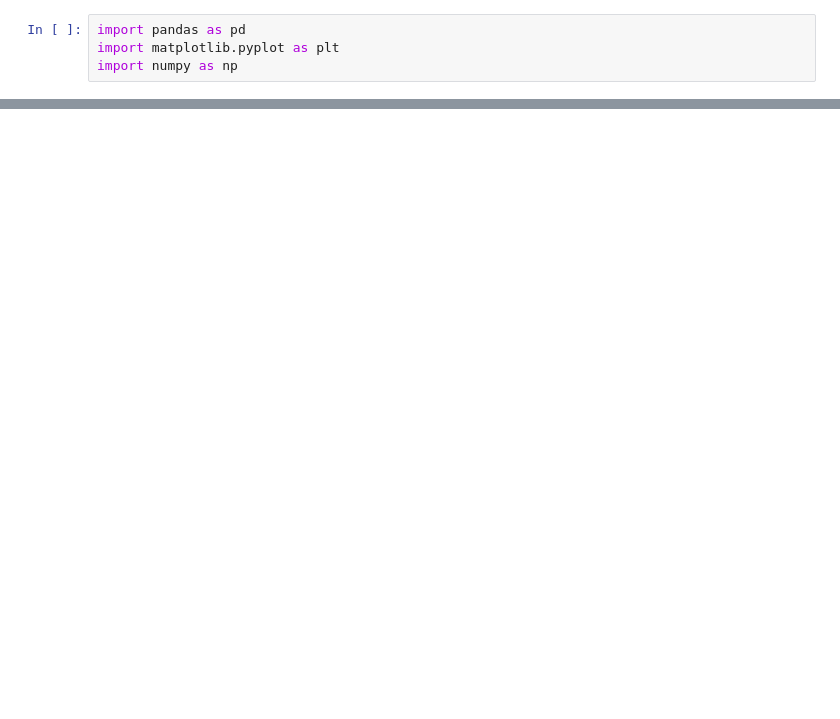
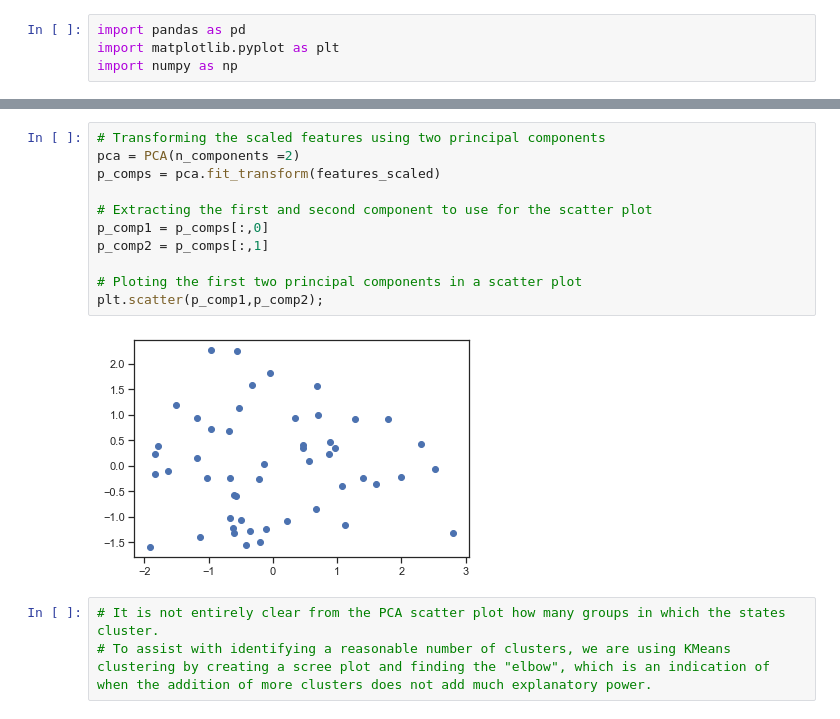
Before and after one commit to khullaal/Python_project, a Jupyter notebook: code/Project_final.ipynb, the cells around one changed output, grey strips where cells are left out. Cells and saved outputs as stored; diff of their text form; blank space fills up the shorter version.

```diff
--- a/code/Project_final.ipynb
+++ b/code/Project_final.ipynb
@@ -28,0 +201,16 @@ car_acc = pd.read_csv('road-accidents1.csv', delimiter = '|')')
+# %%
+# Transforming the scaled features using two principal components
+pca = PCA(n_components =2)
+p_comps = pca.fit_transform(features_scaled)
+
+# Extracting the first and second component to use for the scatter plot
+p_comp1 = p_comps[:,0]
+p_comp2 = p_comps[:,1]
+
+# Ploting the first two principal components in a scatter plot
+plt.scatter(p_comp1,p_comp2);
+# %% [output]
+[figure, added]
+# %%
+# It is not entirely clear from the PCA scatter plot how many groups in which the states cluster.
+# To assist with identifying a reasonable number of clusters, we are using KMeans clustering by creating a scree plot and finding the "elbow", which is an indication of when the addition of more clusters does not add much explanatory power.
```
Also changed, not shown: parts of 31 cells of this notebook.
